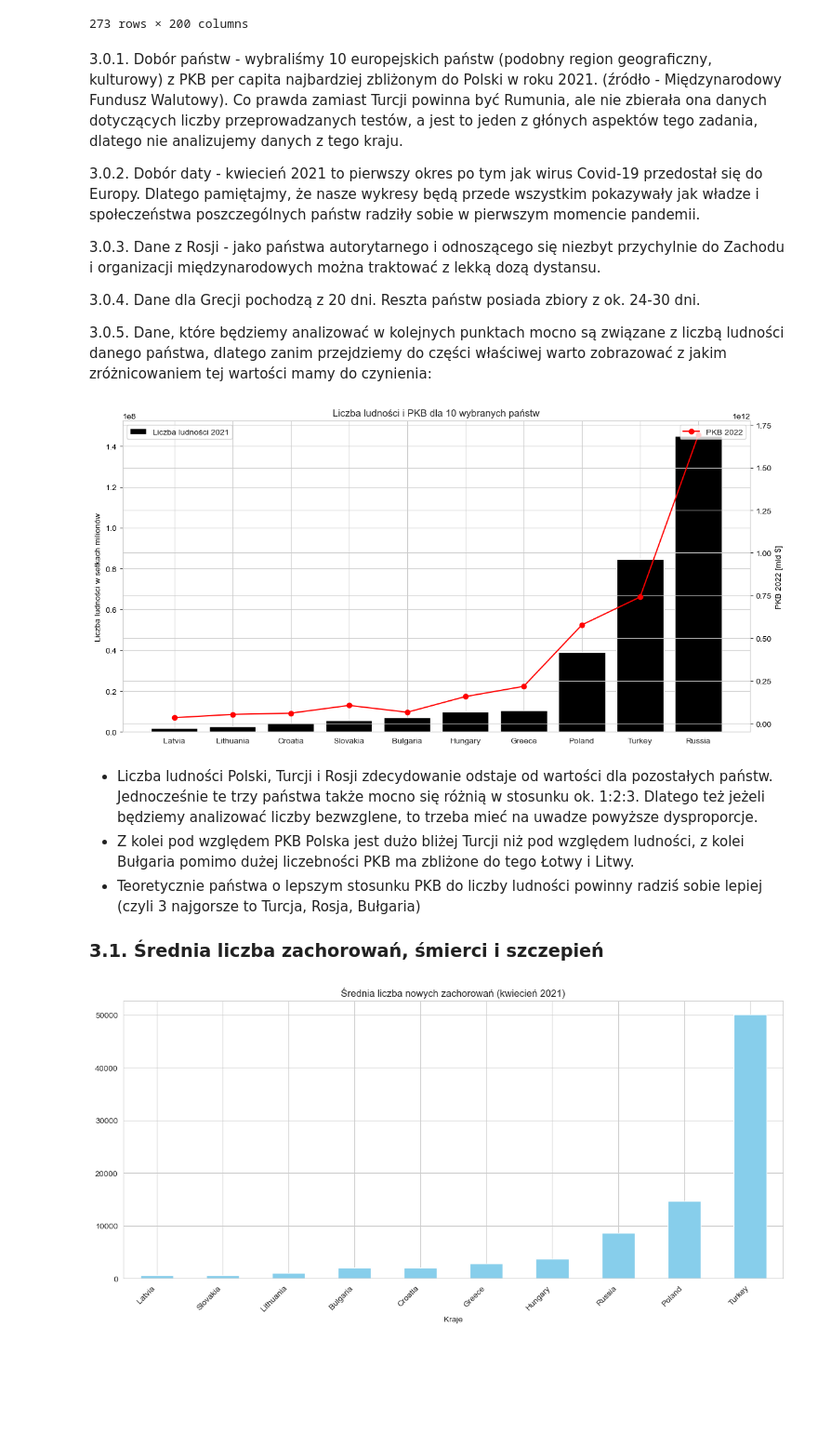
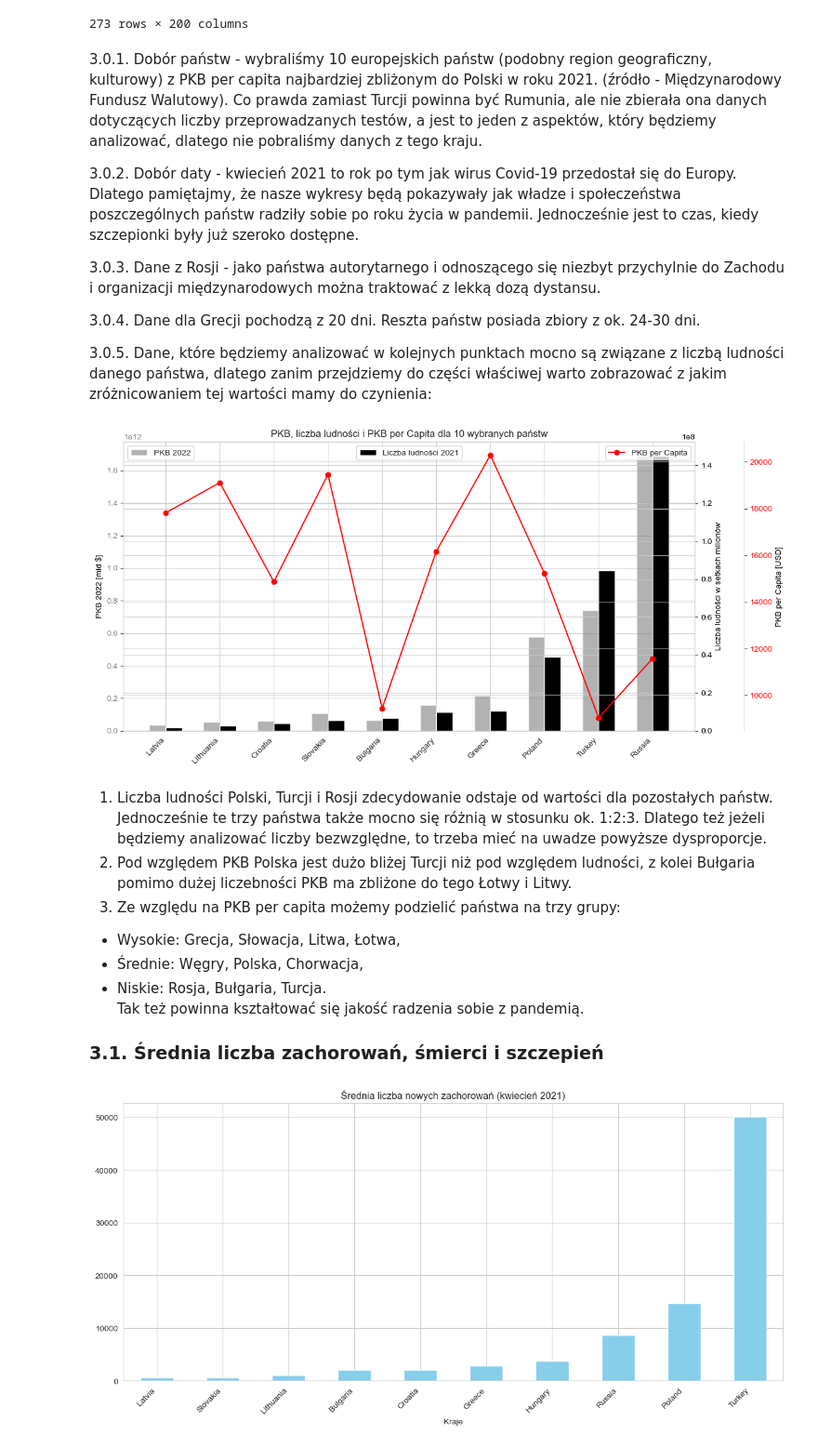
Before and after one commit to AbsZeroO/big-data, a Jupyter notebook: Poziom_2/Poziom2.ipynb, the cells around one changed output. Shown at 93% size. Cells and saved outputs as stored; diff of their text form; code cells hidden in the pictures; blank space fills up the shorter version.

```diff
--- a/Poziom_2/Poziom2.ipynb
+++ b/Poziom_2/Poziom2.ipynb
@@ -149,7 +132,7 @@ countries = ["Lithuania", "Slovakia", "Latvia", "Greece", "Hungary",
 
 df_filtered = df_data[
     (df_data["Country_name"].isin(countries)) &
-    (df_data["date"].str.startswith("2021-04"))]
+    (df_data["date"].str.startswith("2021-04"))].copy()
 display (df_filtered)
 df_filtered.to_csv("out.csv")
 # %% [output]
@@ -167,9 +150,9 @@ df_filtered.to_csv("out.csv")
 | 31051 | Turkey | TUR | 63097818.0 | 9042.0 | 7.414791e+11 | 2021-04-30 | ... |
 273 rows × 200 columns
 # %% [markdown]
-3.0.1. Dobór państw - wybraliśmy 10 europejskich państw (podobny region geograficzny, kulturowy) z PKB per capita najbardziej zbliżonym do Polski w roku 2021. (źródło - Międzynarodowy Fundusz Walutowy). Co prawda zamiast Turcji powinna być Rumunia, ale nie zbierała ona danych dotyczących liczby przeprowadzanych testów, a jest to jeden z głónych aspektów tego zadania, dlatego nie analizujemy danych z tego kraju.
+3.0.1. Dobór państw - wybraliśmy 10 europejskich państw (podobny region geograficzny, kulturowy) z PKB per capita najbardziej zbliżonym do Polski w roku 2021. (źródło - Międzynarodowy Fundusz Walutowy). Co prawda zamiast Turcji powinna być Rumunia, ale nie zbierała ona danych dotyczących liczby przeprowadzanych testów, a jest to jeden z aspektów, który będziemy analizować, dlatego nie pobraliśmy danych z tego kraju.
 
-3.0.2. Dobór daty - kwiecień 2021 to pierwszy okres po tym jak wirus Covid-19 przedostał się do Europy. Dlatego pamiętajmy, że nasze wykresy będą przede wszystkim pokazywały jak władze i społeczeństwa poszczególnych państw radziły sobie w pierwszym momencie pandemii.
+3.0.2. Dobór daty - kwiecień 2021 to rok po tym jak wirus Covid-19 przedostał się do Europy. Dlatego pamiętajmy, że nasze wykresy będą pokazywały jak władze i społeczeństwa poszczególnych państw radziły sobie po roku życia w pandemii. Jednocześnie jest to czas, kiedy szczepionki były już szeroko dostępne.
 
 3.0.3. Dane z Rosji - jako państwa autorytarnego i odnoszącego się niezbyt przychylnie do Zachodu i organizacji międzynarodowych można traktować z lekką dozą dystansu.
 
@@ -177,33 +160,57 @@ df_filtered.to_csv("out.csv")
 
 3.0.5. Dane, które będziemy analizować w kolejnych punktach mocno są związane z liczbą ludności danego państwa, dlatego zanim przejdziemy do części właściwej warto zobrazować z jakim zróżnicowaniem tej wartości mamy do czynienia:
 # %%
-population = df_filtered.groupby("Country_name")["2021 Population"].first().sort_values()
-gdp = df_filtered.groupby("Country_name")["GDP_2022"].first().loc[population.index]
+summary_stats = df_filtered.groupby("Country_name").agg({
+    "2021 Population": "first",
+    "GDP_2022": "first",
+    "gdp_per_capita_usd": "first"
+}).sort_values(by="2021 Population")
+
+countries = summary_stats.index
+population = summary_stats["2021 Population"]
+gdp = summary_stats["GDP_2022"]
+gdp_per_capita = summary_stats["gdp_per_capita_usd"]
+
+x = np.arange(len(countries))
+width = 0.3
+
 fig, ax1 = plt.subplots(figsize=(12, 6))
 
-ax1.bar(population.index, population, color="black", label="Liczba ludności 2021")
-ax1.set_ylabel("Liczba ludności w setkach milionów", color="black")
-ax1.tick_params(axis="y", labelcolor="black")
+ax3 = ax1.twinx()
+ax3.bar(x + width/2, population, width=width, color="black", label="Liczba ludności 2021")
+ax3.set_ylabel("Liczba ludności w setkach milionów", color="black")
+ax3.tick_params(axis="y", labelcolor="black")
+
+ax1.bar(x - width/2, gdp, width=width, color="gray", label="PKB 2022", alpha=0.6)
+ax1.set_ylabel("PKB 2022 [mld $]", color="black")
+ax1.tick_params(axis="y", labelcolor="gray")
 
 ax2 = ax1.twinx()
-ax2.plot(population.index, gdp, color="red", marker="o", label="PKB 2022")
-ax2.set_ylabel("PKB 2022 [mld $]", color="black")
-ax2.tick_params(axis="y", labelcolor="black")
+ax2.spines["right"].set_position(("outward", 60))
+ax2.plot(x, gdp_per_capita, color="red", marker="o", linestyle="-", label="PKB per Capita")
+ax2.set_ylabel("PKB per Capita [USD]", color="black")
+ax2.tick_params(axis="y", labelcolor="red")
 
-plt.title("Liczba ludności i PKB dla 10 wybranych państw")
-ax1.set_xlabel("")
-plt.xticks(rotation=45, ha="right")
+ax1.set_xticks(x)
+ax1.set_xticklabels(countries, rotation=45, ha="right")
 
+ax1.set_title("PKB, liczba ludności i PKB per Capita dla 10 wybranych państw")
 ax1.legend(loc="upper left")
+ax3.legend(loc="upper center")
 ax2.legend(loc="upper right")
-plt.tight_layout()
+
+fig.tight_layout()
 plt.show()
 # %% [output]
-[figure, old version]
+[figure, new version]
 # %% [markdown]
-- Liczba ludności Polski, Turcji i Rosji zdecydowanie odstaje od wartości dla pozostałych państw. Jednocześnie te trzy państwa także mocno się różnią w stosunku ok. 1:2:3. Dlatego też jeżeli będziemy analizować liczby bezwzglene, to trzeba mieć na uwadze powyższe dysproporcje.
-- Z kolei pod względem PKB Polska jest dużo bliżej Turcji niż pod względem ludności, z kolei Bułgaria pomimo dużej liczebności PKB ma zbliżone do tego Łotwy i Litwy.
-- Teoretycznie państwa o lepszym stosunku PKB do liczby ludności powinny radziś sobie lepiej (czyli 3 najgorsze to Turcja, Rosja, Bułgaria)
+1. Liczba ludności Polski, Turcji i Rosji zdecydowanie odstaje od wartości dla pozostałych państw. Jednocześnie te trzy państwa także mocno się różnią w stosunku ok. 1:2:3. Dlatego też jeżeli będziemy analizować liczby bezwzględne, to trzeba mieć na uwadze powyższe dysproporcje.
+2. Pod względem PKB Polska jest dużo bliżej Turcji niż pod względem ludności, z kolei Bułgaria pomimo dużej liczebności PKB ma zbliżone do tego Łotwy i Litwy.
+3. Ze względu na PKB per capita możemy podzielić państwa na trzy grupy:
+- Wysokie: Grecja, Słowacja, Litwa, Łotwa,
+- Średnie: Węgry, Polska, Chorwacja,
+- Niskie: Rosja, Bułgaria, Turcja. <br>
+Tak też powinna kształtować się jakość radzenia sobie z pandemią.
 ### 3.1. Średnia liczba zachorowań, śmierci i szczepień
 # %%
 # 3.1.1. Średnia liczba nowych zachorowań
```
Also changed, not shown: parts of 25 cells of this notebook.
